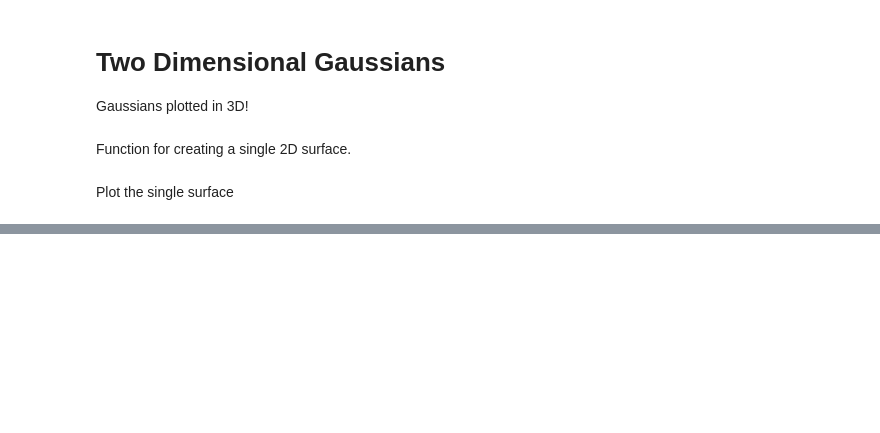
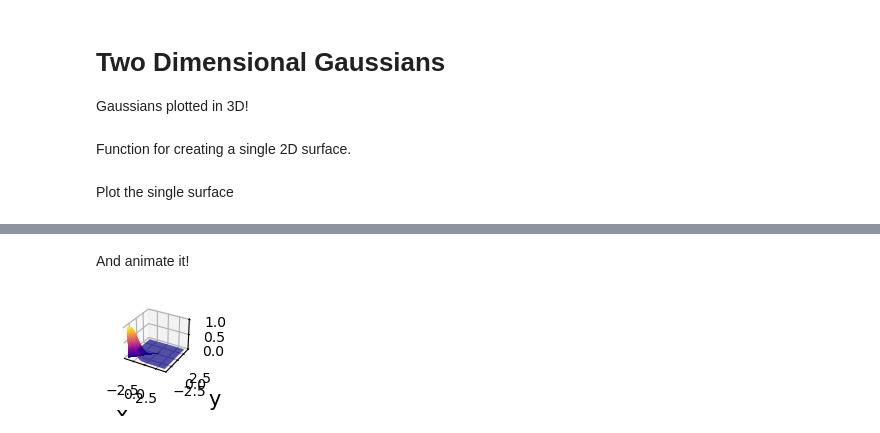
Before and after one commit to akey7/gaussian-animations, a Jupyter notebook: two_dimensional_gaussians.ipynb, the cells around one changed output, grey strips where cells are left out. Drawn from its saved outputs; the diff is of its cells as text; code cells hidden in the pictures; blank space fills up the shorter version.

```diff
--- a/two_dimensional_gaussians.ipynb
+++ b/two_dimensional_gaussians.ipynb
@@ -46,0 +50,37 @@ axs.plot_surface(ys, xs, zs, cmap=cm.plasma, linewidth=0, antialiased=True)
+# %%
+ms_per_frame = 33
+frames = 300
+
+x0_steps = np.concatenate([np.linspace(-4, 0, frames // 3), np.zeros(frames // 3), np.linspace(0, 4, frames // 3)])
+y0_steps = np.concatenate([np.linspace(-4, 0, frames // 3), np.zeros(frames // 3), np.linspace(0, 4, frames // 3)])
+# %% [markdown]
+And animate it!
+# %%
+dpi = 100
+width = 1080 / 10 / dpi
+height = 1920 / 2 / 10 / dpi
+seconds = 10
+frame_rate_ms = 33
+bgcolor = "#1E1E1E"
+line_color = "#73FBD3"
+axis_color = "#01BAEF"
+annotation_color = "#FFFFFF"
+# heading_text_color = "#FC7753"
+
+xs, ys, zs = two_d_gaussian(x0=x0_steps[0], y0=y0_steps[0])
+fig, axs = plt.subplots(nrows=1, ncols=1, figsize=(width, height), dpi=dpi, subplot_kw={"projection": "3d"})
+xs, ys = np.meshgrid(xs, ys)
+axs.set_xlabel("x", size=15)
+axs.set_ylabel("y", size=15)
+axs.set_zlabel("z", size=15)
+sfc = axs.plot_surface(ys, xs, zs, cmap=cm.plasma, linewidth=0, antialiased=True)
+
+def update(frame):
+    xs, ys, zs = two_d_gaussian(x0=x0_steps[frame], y0=y0_steps[frame])
+    sfc = axs.plot_surface(ys, xs, zs, cmap=cm.plasma, linewidth=0, antialiased=True)
+    return sfc,
+
+ani = animation.FuncAnimation(fig=fig, func=update, frames=10, interval=ms_per_frame)
+ani.save(filename=os.path.join("output", "single_2d_gaussian.mp4"), writer="ffmpeg")
+# %% [output]
+[figure, added]
```
Also changed, not shown: parts of 2 cells of this notebook.
